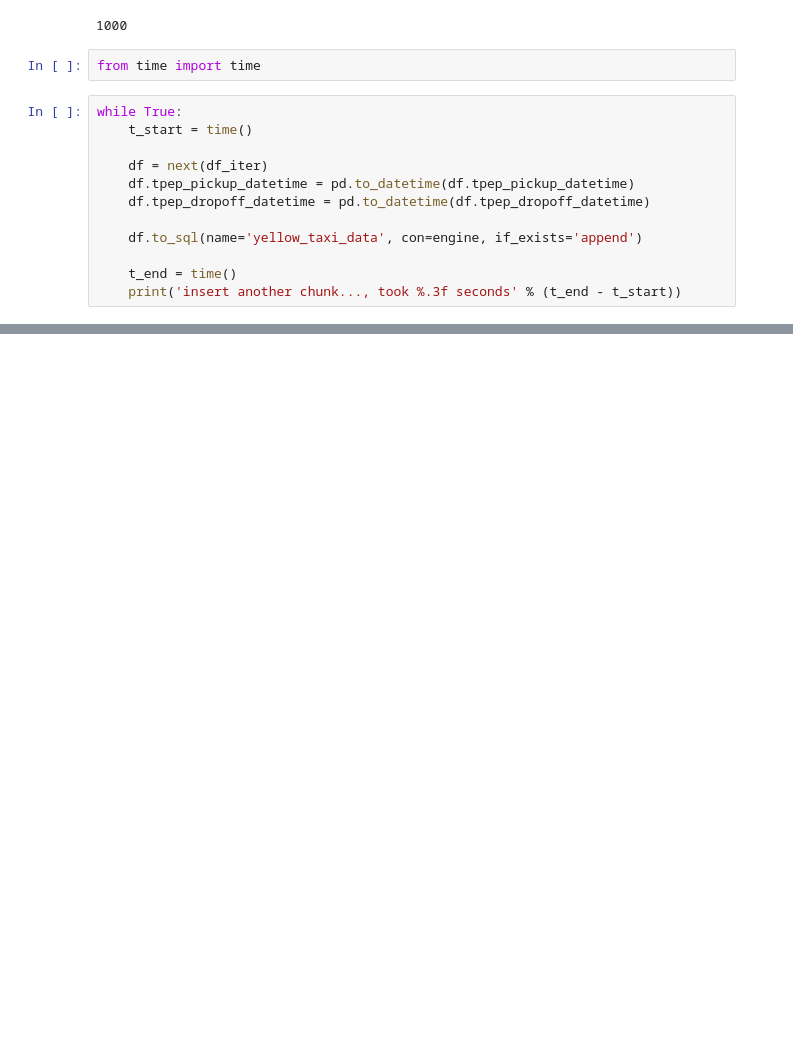
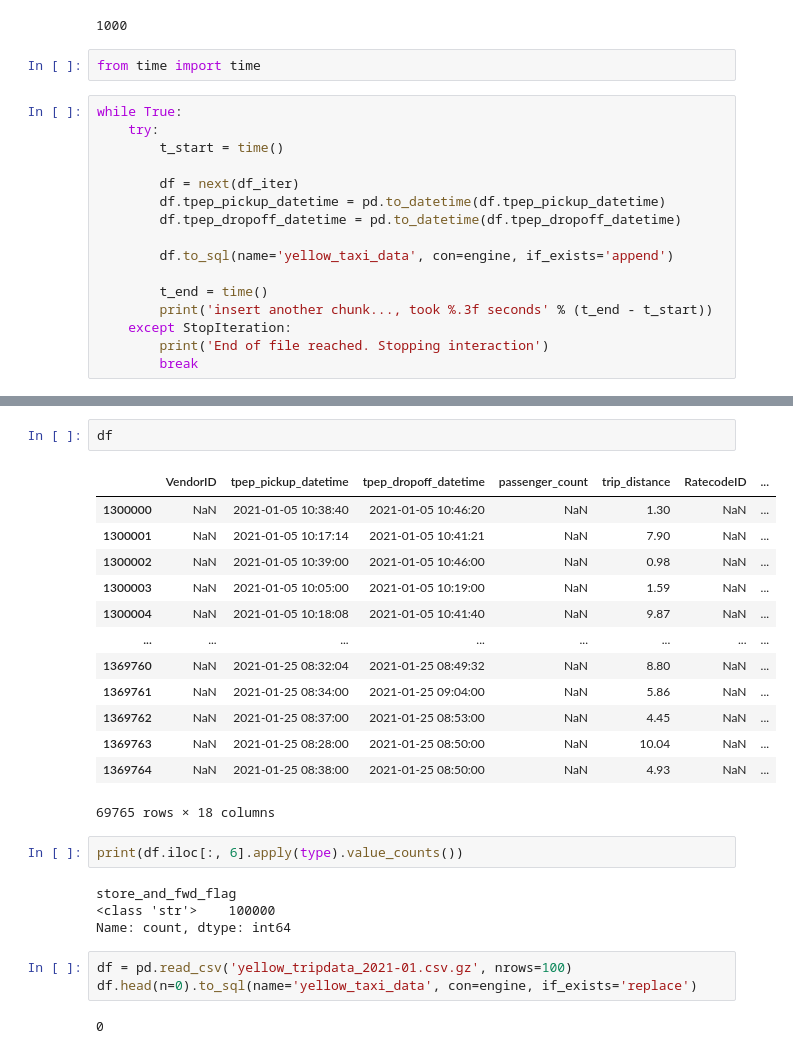
Before and after one commit to hilarylui96/data-engineering-zoomcamp, a Jupyter notebook: 01-docker-terraform/2_docker_sql/notes.ipynb, the cells around one changed output, grey strips where cells are left out. Saved outputs shown, nothing was run; the diff lists cells and outputs as text; blank space fills up the shorter version.

```diff
--- a/01-docker-terraform/2_docker_sql/notes.ipynb
+++ b/01-docker-terraform/2_docker_sql/notes.ipynb
@@ -175,14 +180,18 @@ Wall time: 13.4 s
 from time import time
 # %%
 while True:
-    t_start = time()
+    try:
+        t_start = time()
 
-    df = next(df_iter)
-    df.tpep_pickup_datetime = pd.to_datetime(df.tpep_pickup_datetime)
-    df.tpep_dropoff_datetime = pd.to_datetime(df.tpep_dropoff_datetime)
+        df = next(df_iter)
+        df.tpep_pickup_datetime = pd.to_datetime(df.tpep_pickup_datetime)
+        df.tpep_dropoff_datetime = pd.to_datetime(df.tpep_dropoff_datetime)
 
-    df.to_sql(name='yellow_taxi_data', con=engine, if_exists='append')
+        df.to_sql(name='yellow_taxi_data', con=engine, if_exists='append')
 
-    t_end = time()
-    print('insert another chunk..., took %.3f seconds' % (t_end - t_start))
+        t_end = time()
+        print('insert another chunk..., took %.3f seconds' % (t_end - t_start))
+    except StopIteration:
+        print('End of file reached. Stopping interaction')
+        break
 # %% [output]
@@ -202,0 +212,27 @@ StopIteration:
+# %%
+df
+# %% [output]
+|  | VendorID | tpep_pickup_datetime | tpep_dropoff_datetime | passenger_count | trip_distance | RatecodeID | ... |
+| 1300000 | NaN | 2021-01-05 10:38:40 | 2021-01-05 10:46:20 | NaN | 1.30 | NaN | ... |
+| 1300001 | NaN | 2021-01-05 10:17:14 | 2021-01-05 10:41:21 | NaN | 7.90 | NaN | ... |
+| 1300002 | NaN | 2021-01-05 10:39:00 | 2021-01-05 10:46:00 | NaN | 0.98 | NaN | ... |
+| 1300003 | NaN | 2021-01-05 10:05:00 | 2021-01-05 10:19:00 | NaN | 1.59 | NaN | ... |
+| 1300004 | NaN | 2021-01-05 10:18:08 | 2021-01-05 10:41:40 | NaN | 9.87 | NaN | ... |
+| ... | ... | ... | ... | ... | ... | ... | ... |
+| 1369760 | NaN | 2021-01-25 08:32:04 | 2021-01-25 08:49:32 | NaN | 8.80 | NaN | ... |
+| 1369761 | NaN | 2021-01-25 08:34:00 | 2021-01-25 09:04:00 | NaN | 5.86 | NaN | ... |
+| 1369762 | NaN | 2021-01-25 08:37:00 | 2021-01-25 08:53:00 | NaN | 4.45 | NaN | ... |
+| 1369763 | NaN | 2021-01-25 08:28:00 | 2021-01-25 08:50:00 | NaN | 10.04 | NaN | ... |
+| 1369764 | NaN | 2021-01-25 08:38:00 | 2021-01-25 08:50:00 | NaN | 4.93 | NaN | ... |
+69765 rows × 18 columns
+# %%
+print(df.iloc[:, 6].apply(type).value_counts())
+# %% [output]
+store_and_fwd_flag
+<class 'str'>    100000
+Name: count, dtype: int64
+# %%
+df = pd.read_csv('yellow_tripdata_2021-01.csv.gz', nrows=100)
+df.head(n=0).to_sql(name='yellow_taxi_data', con=engine, if_exists='replace')
+# %% [output]
+0
```
Also changed, not shown: parts of 11 cells of this notebook, 1 other file.
